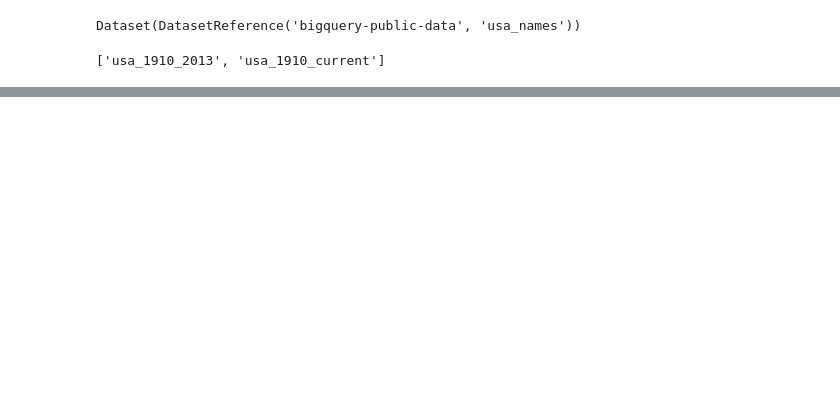
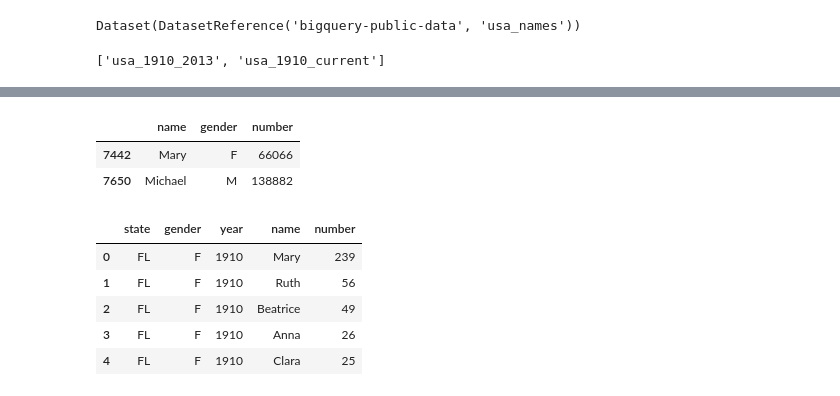
Before and after one commit to KimByoungmo/study_repos, a Jupyter notebook: python/kaggle/bigquery_example/bigquery_3.ipynb, the cells around one changed output, grey strips where cells are left out. Cells and saved outputs as stored; diff of their text form; code cells hidden in the pictures; blank space fills up the shorter version.

```diff
--- a/python/kaggle/bigquery_example/bigquery_3.ipynb
+++ b/python/kaggle/bigquery_example/bigquery_3.ipynb
@@ -54,0 +88,16 @@ talbe의 총 data row수는 6,028,151
+# %%
+#플로리다 주에서 각 성별 별로 가장 많이 지은 이름
+temp[temp["number"].isin(list(temp.groupby("gender")["number"].max()))]
+# %% [output]
+|  | name | gender | number |
+| 7442 | Mary | F | 66066 |
+| 7650 | Michael | M | 138882 |
+# %%
+df.head()
+# %% [output]
+|  | state | gender | year | name | number |
+| 0 | FL | F | 1910 | Mary | 239 |
+| 1 | FL | F | 1910 | Ruth | 56 |
+| 2 | FL | F | 1910 | Beatrice | 49 |
+| 3 | FL | F | 1910 | Anna | 26 |
+| 4 | FL | F | 1910 | Clara | 25 |
```
Also changed, not shown: parts of 11 cells of this notebook, 4 other files.
